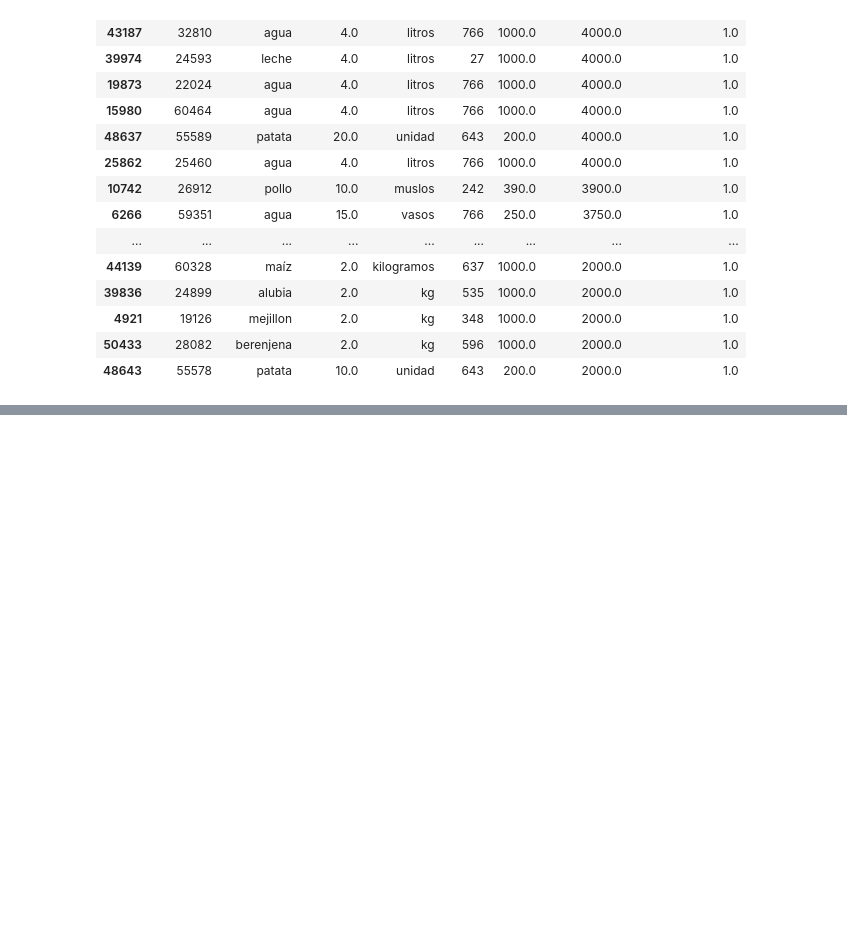
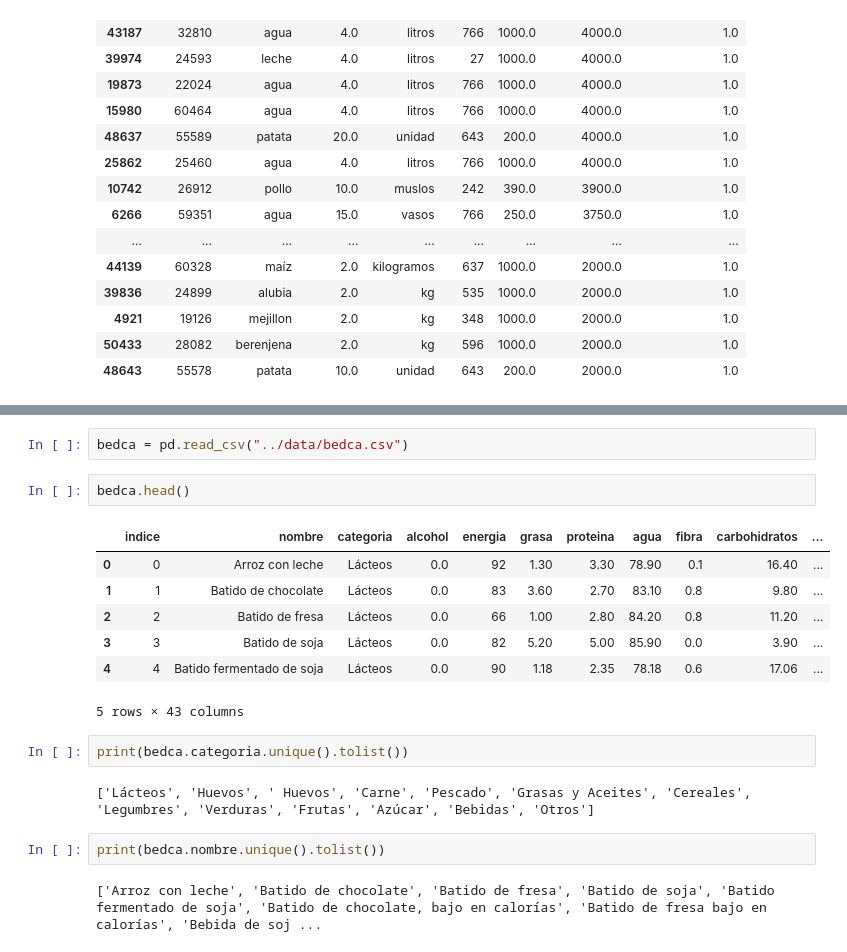
Before and after one commit to Shenia23/mangio, a Jupyter notebook: notebooks/Ingredient_Analysis.ipynb, the cells around one changed output, grey strips where cells are left out. Cells and saved outputs as stored; diff of their text form; blank space fills up the shorter version.

```diff
--- a/notebooks/Ingredient_Analysis.ipynb
+++ b/notebooks/Ingredient_Analysis.ipynb
@@ -144,0 +167,20 @@ FileNotFoundError: [Errno 2] File ../data/recipes_filtered_100.csv does not exis
+# %%
+bedca = pd.read_csv("../data/bedca.csv")
+# %%
+bedca.head()
+# %% [output]
+|  | indice | nombre | categoria | alcohol | energia | grasa | proteina | agua | fibra | carbohidratos | ... |
+| 0 | 0 | Arroz con leche | Lácteos | 0.0 | 92 | 1.30 | 3.30 | 78.90 | 0.1 | 16.40 | ... |
+| 1 | 1 | Batido de chocolate | Lácteos | 0.0 | 83 | 3.60 | 2.70 | 83.10 | 0.8 | 9.80 | ... |
+| 2 | 2 | Batido de fresa | Lácteos | 0.0 | 66 | 1.00 | 2.80 | 84.20 | 0.8 | 11.20 | ... |
+| 3 | 3 | Batido de soja | Lácteos | 0.0 | 82 | 5.20 | 5.00 | 85.90 | 0.0 | 3.90 | ... |
+| 4 | 4 | Batido fermentado de soja | Lácteos | 0.0 | 90 | 1.18 | 2.35 | 78.18 | 0.6 | 17.06 | ... |
+5 rows × 43 columns
+# %%
+print(bedca.categoria.unique().tolist())
+# %% [output]
+['Lácteos', 'Huevos', ' Huevos', 'Carne', 'Pescado', 'Grasas y Aceites', 'Cereales', 'Legumbres', 'Verduras', 'Frutas', 'Azúcar', 'Bebidas', 'Otros']
+# %%
+print(bedca.nombre.unique().tolist())
+# %% [output]
+['Arroz con leche', 'Batido de chocolate', 'Batido de fresa', 'Batido de soja', 'Batido fermentado de soja', 'Batido de chocolate, bajo en calorías', 'Batido de fresa bajo en calorías', 'Bebida de soj ...
```
Also changed, not shown: parts of 4 cells of this notebook, 9 other files.
